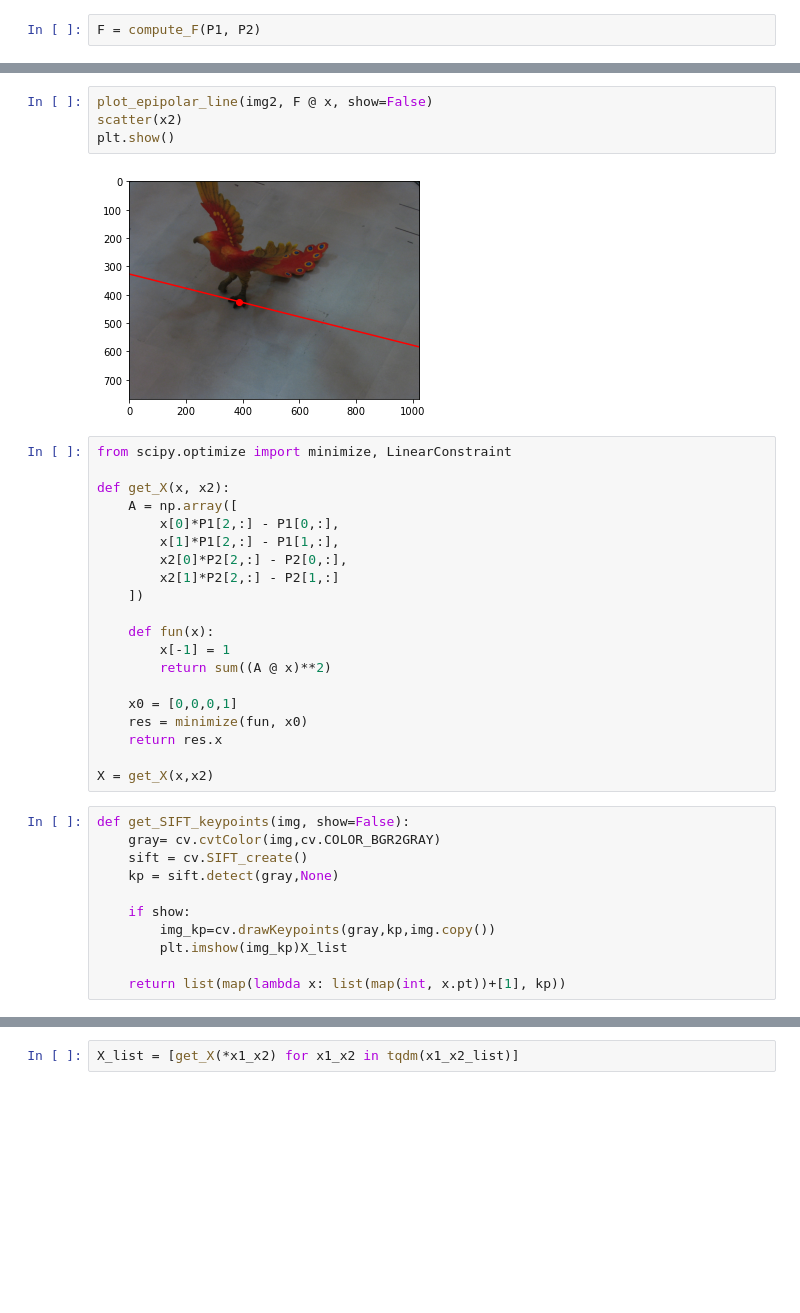
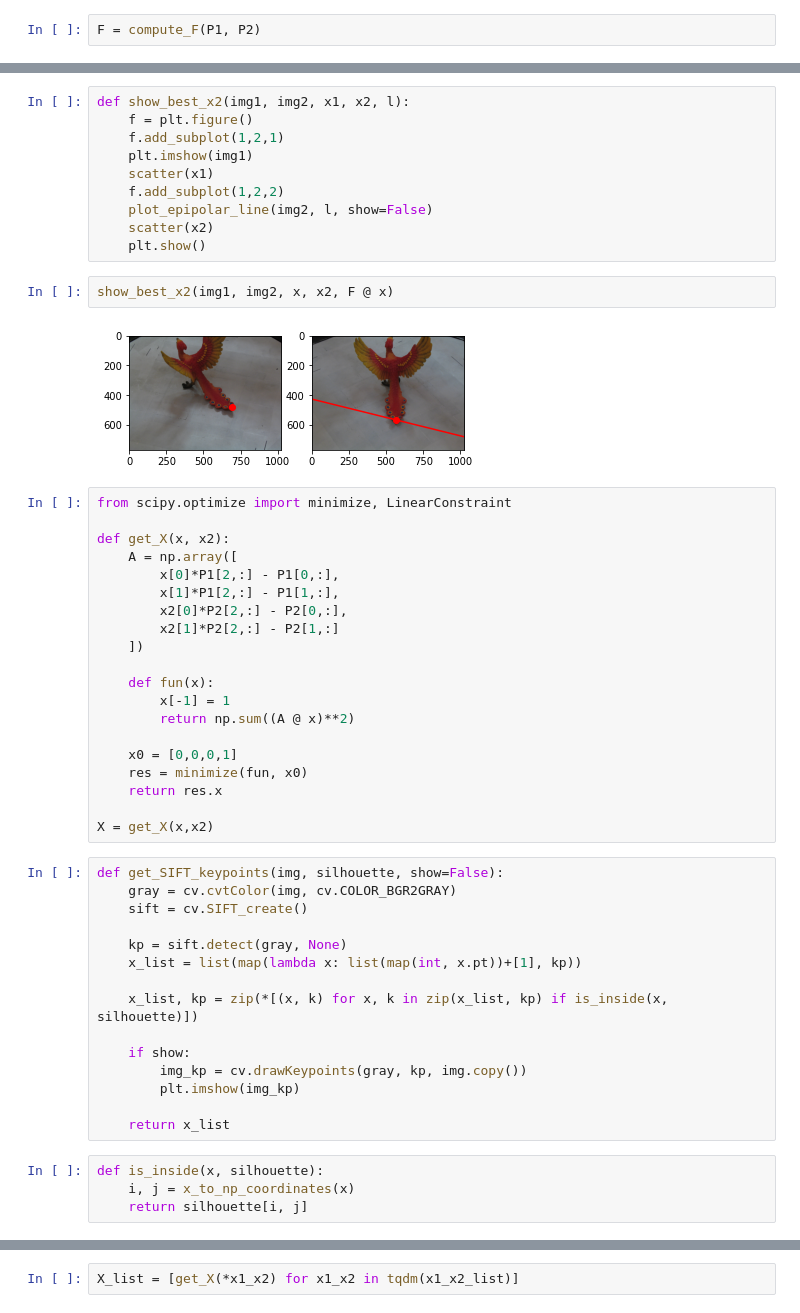
Before and after one commit to clementpiat/3D_reconstruction, a Jupyter notebook: exploration/epipolar.ipynb, the cells around one changed output, grey strips where cells are left out. Cells and saved outputs as stored; diff of their text form; blank space fills up the shorter version.

```diff
--- a/exploration/epipolar.ipynb
+++ b/exploration/epipolar.ipynb
@@ -158,9 +114,17 @@ x2
-# %%
-plot_epipolar_line(img2, F @ x, show=False)
-scatter(x2)
-plt.show()
-# %% [output]
-[figure, removed]
+# %%
+def show_best_x2(img1, img2, x1, x2, l):
+    f = plt.figure()
+    f.add_subplot(1,2,1)
+    plt.imshow(img1)
+    scatter(x1)
+    f.add_subplot(1,2,2)
+    plot_epipolar_line(img2, l, show=False)
+    scatter(x2)
+    plt.show()
+# %%
+show_best_x2(img1, img2, x, x2, F @ x)
+# %% [output]
+[figure, added]
 # %%
 from scipy.optimize import minimize, LinearConstraint
 
@@ -174,7 +138,7 @@ def get_X(x, x2):
 
     def fun(x):
         x[-1] = 1
-        return sum((A @ x)**2)
+        return np.sum((A @ x)**2)
 
     x0 = [0,0,0,1]
     res = minimize(fun, x0)
@@ -182,14 +146,22 @@ def get_X(x, x2):
 
 X = get_X(x,x2)
 # %%
-def get_SIFT_keypoints(img, show=False):
-    gray= cv.cvtColor(img,cv.COLOR_BGR2GRAY)
+def get_SIFT_keypoints(img, silhouette, show=False):
+    gray = cv.cvtColor(img, cv.COLOR_BGR2GRAY)
     sift = cv.SIFT_create()
-    kp = sift.detect(gray,None)
+
+    kp = sift.detect(gray, None)
+    x_list = list(map(lambda x: list(map(int, x.pt))+[1], kp))
+
+    x_list, kp = zip(*[(x, k) for x, k in zip(x_list, kp) if is_inside(x, silhouette)])
 
     if show:
-        img_kp=cv.drawKeypoints(gray,kp,img.copy())
-        plt.imshow(img_kp)X_list
+        img_kp = cv.drawKeypoints(gray, kp, img.copy())
+        plt.imshow(img_kp)
 
-    return list(map(lambda x: list(map(int, x.pt))+[1], kp))
+    return x_list
+# %%
+def is_inside(x, silhouette):
+    i, j = x_to_np_coordinates(x)
+    return silhouette[i, j]
 # %%
```
Also changed, not shown: parts of 25 cells of this notebook, 1 other file.
